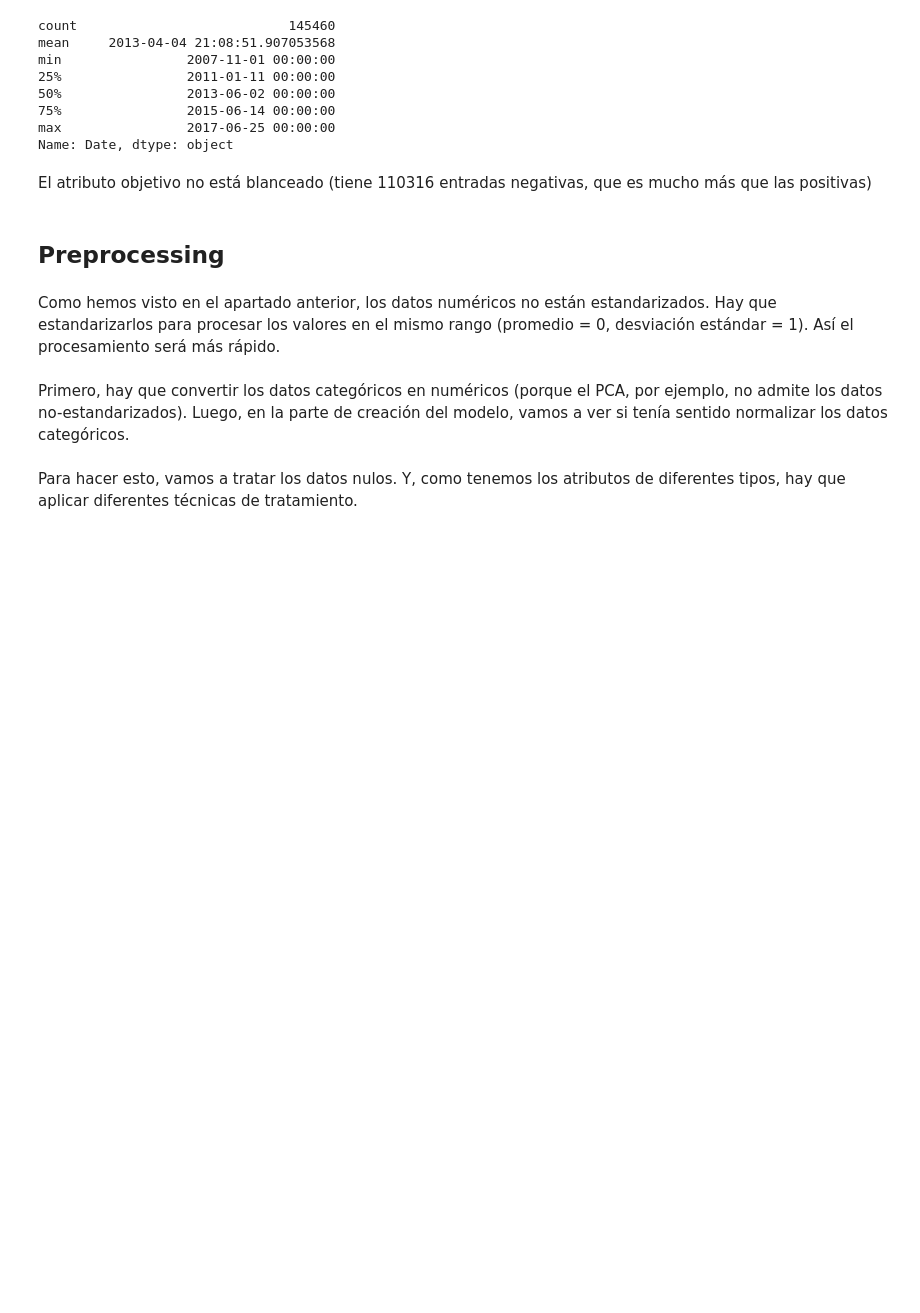
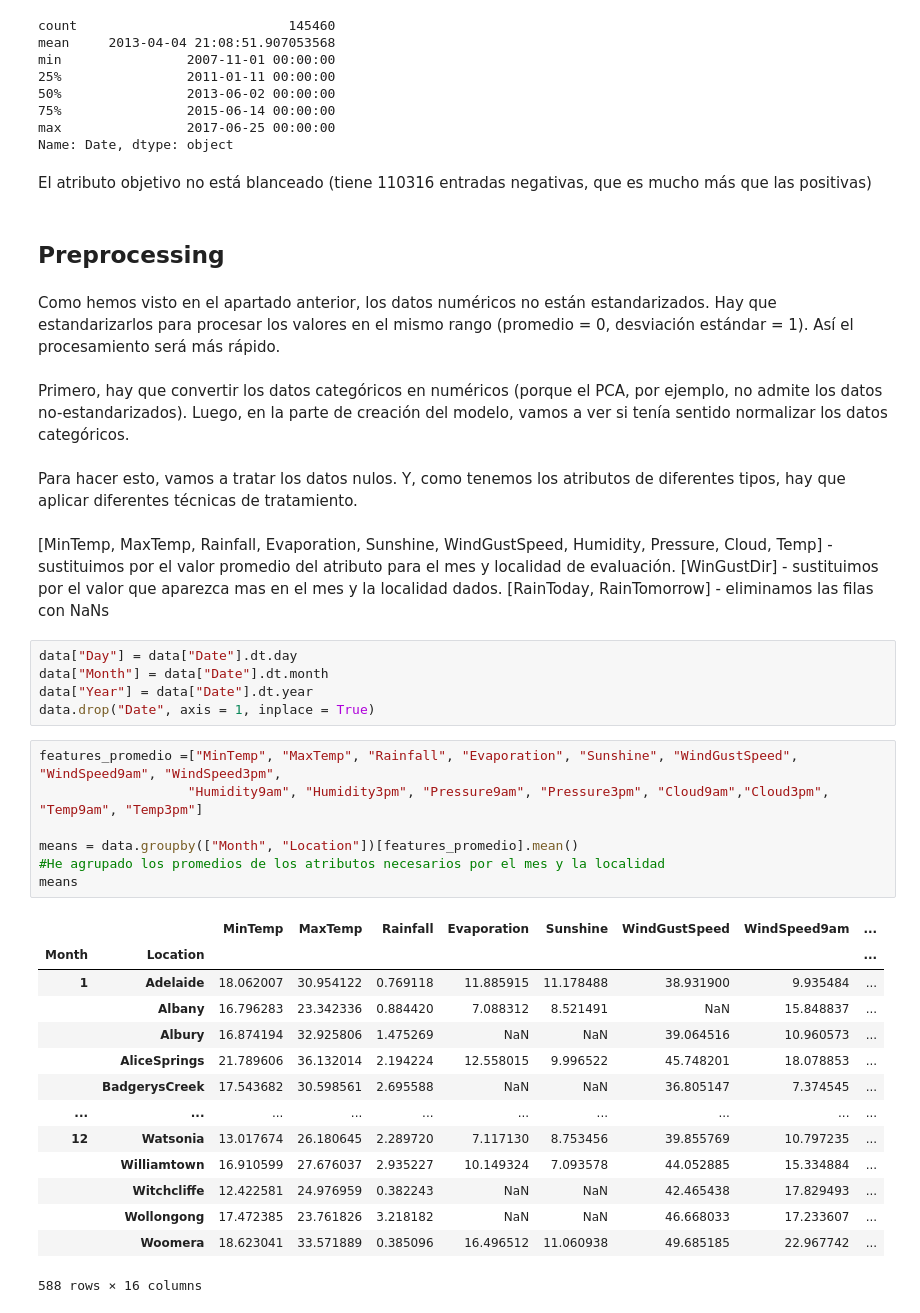
Before and after one commit to susana99ssr/Pr-ctica-2-Aprenentatge-Computacional, a Jupyter notebook: Practica2M.ipynb, the cells around one changed output. Saved outputs shown, nothing was run; the diff lists cells and outputs as text; blank space fills up the shorter version.

```diff
--- a/Practica2M.ipynb
+++ b/Practica2M.ipynb
@@ -95,3 +95,34 @@ Como hemos visto en el apartado anterior, los datos numéricos no están estanda
 Primero, hay que convertir los datos categóricos en numéricos (porque el PCA, por ejemplo, no admite los datos no-estandarizados). Luego, en la parte de creación del modelo, vamos a ver si tenía sentido normalizar los datos categóricos.
 # %% [markdown]
 Para hacer esto, vamos a tratar los datos nulos. Y, como tenemos los atributos  de diferentes tipos, hay que aplicar diferentes técnicas de tratamiento.
+# %% [markdown]
+[MinTemp, MaxTemp, Rainfall, Evaporation, Sunshine, WindGustSpeed, Humidity, Pressure, Cloud, Temp] - sustituimos por el valor promedio del atributo para el mes y localidad de evaluación.
+[WinGustDir] - sustituimos por el valor que aparezca mas en el mes y la localidad dados.
+[RainToday, RainTomorrow] - eliminamos las filas con NaNs
+# %%
+data["Day"] = data["Date"].dt.day
+data["Month"] = data["Date"].dt.month
+data["Year"] = data["Date"].dt.year
+data.drop("Date", axis = 1, inplace = True)
+# %%
+features_promedio =["MinTemp", "MaxTemp", "Rainfall", "Evaporation", "Sunshine", "WindGustSpeed", "WindSpeed9am", "WindSpeed3pm",
+                   "Humidity9am", "Humidity3pm", "Pressure9am", "Pressure3pm", "Cloud9am","Cloud3pm", "Temp9am", "Temp3pm"]
+
+means = data.groupby(["Month", "Location"])[features_promedio].mean()
+#He agrupado los promedios de los atributos necesarios por el mes y la localidad
+means
+# %% [output]
+|  |  | MinTemp | MaxTemp | Rainfall | Evaporation | Sunshine | WindGustSpeed | WindSpeed9am | ... |
+| Month | Location |  |  |  |  |  |  |  | ... |
+| 1 | Adelaide | 18.062007 | 30.954122 | 0.769118 | 11.885915 | 11.178488 | 38.931900 | 9.935484 | ... |
+|  | Albany | 16.796283 | 23.342336 | 0.884420 | 7.088312 | 8.521491 | NaN | 15.848837 | ... |
+|  | Albury | 16.874194 | 32.925806 | 1.475269 | NaN | NaN | 39.064516 | 10.960573 | ... |
+|  | AliceSprings | 21.789606 | 36.132014 | 2.194224 | 12.558015 | 9.996522 | 45.748201 | 18.078853 | ... |
+|  | BadgerysCreek | 17.543682 | 30.598561 | 2.695588 | NaN | NaN | 36.805147 | 7.374545 | ... |
+| ... | ... | ... | ... | ... | ... | ... | ... | ... | ... |
+| 12 | Watsonia | 13.017674 | 26.180645 | 2.289720 | 7.117130 | 8.753456 | 39.855769 | 10.797235 | ... |
+|  | Williamtown | 16.910599 | 27.676037 | 2.935227 | 10.149324 | 7.093578 | 44.052885 | 15.334884 | ... |
+|  | Witchcliffe | 12.422581 | 24.976959 | 0.382243 | NaN | NaN | 42.465438 | 17.829493 | ... |
+|  | Wollongong | 17.472385 | 23.761826 | 3.218182 | NaN | NaN | 46.668033 | 17.233607 | ... |
+|  | Woomera | 18.623041 | 33.571889 | 0.385096 | 16.496512 | 11.060938 | 49.685185 | 22.967742 | ... |
+588 rows × 16 columns
```
